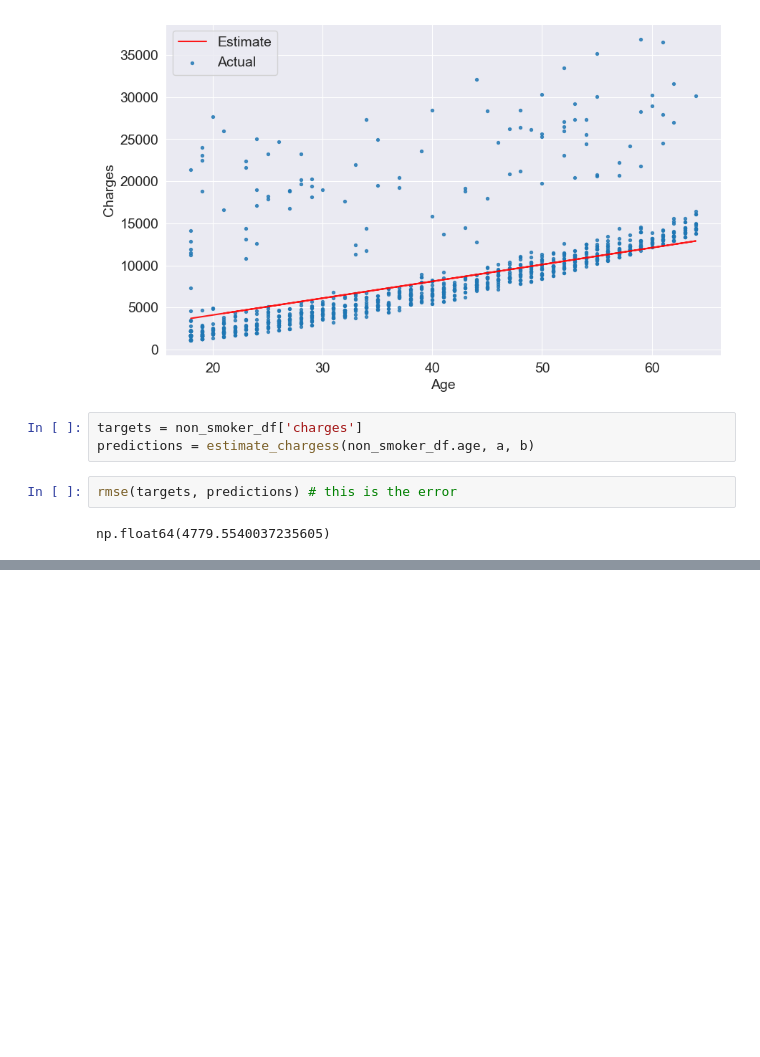
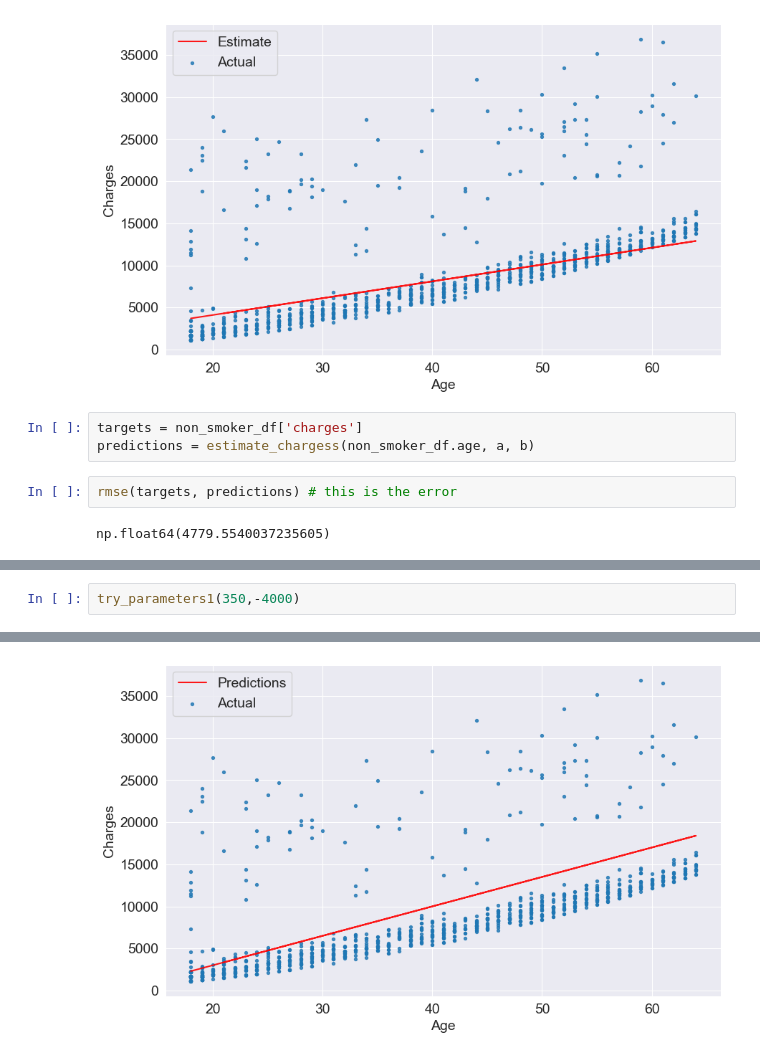
Before and after one commit to fatimazafarrizvi/Machine-Learning, a Jupyter notebook: medical.ipynb, the cells around one changed output, grey strips where cells are left out. Saved outputs shown, nothing was run; the diff lists cells and outputs as text; blank space fills up the shorter version.

```diff
--- a/medical.ipynb
+++ b/medical.ipynb
@@ -487,0 +507,3 @@ np.float64(4779.5540037235605)
+# %%
+try_parameters1(350,-4000)
+# %% [output]
@@ -487,0 +511 @@ np.float64(4779.5540037235605)
+[figure, added]
```
Also changed, not shown: parts of 39 cells of this notebook.
